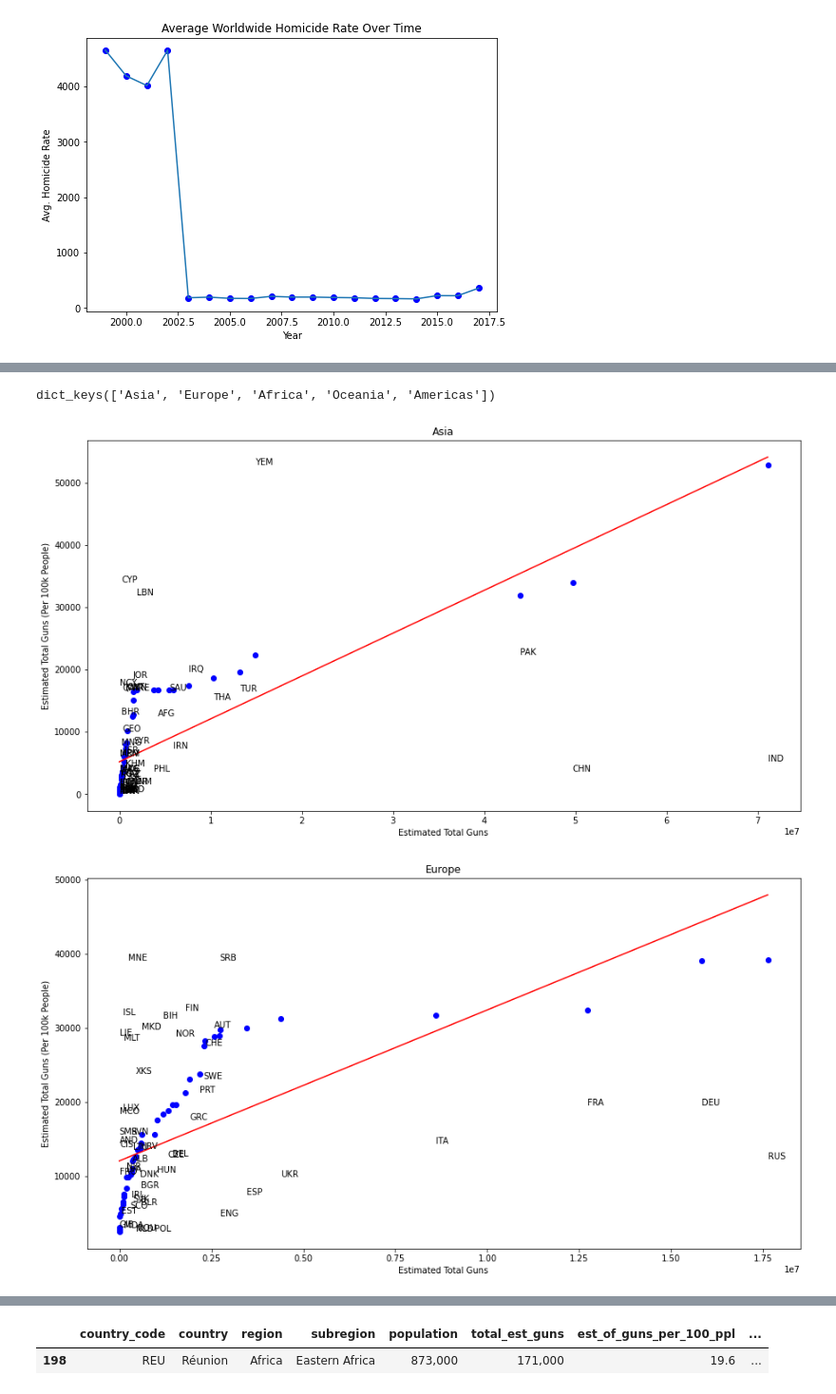
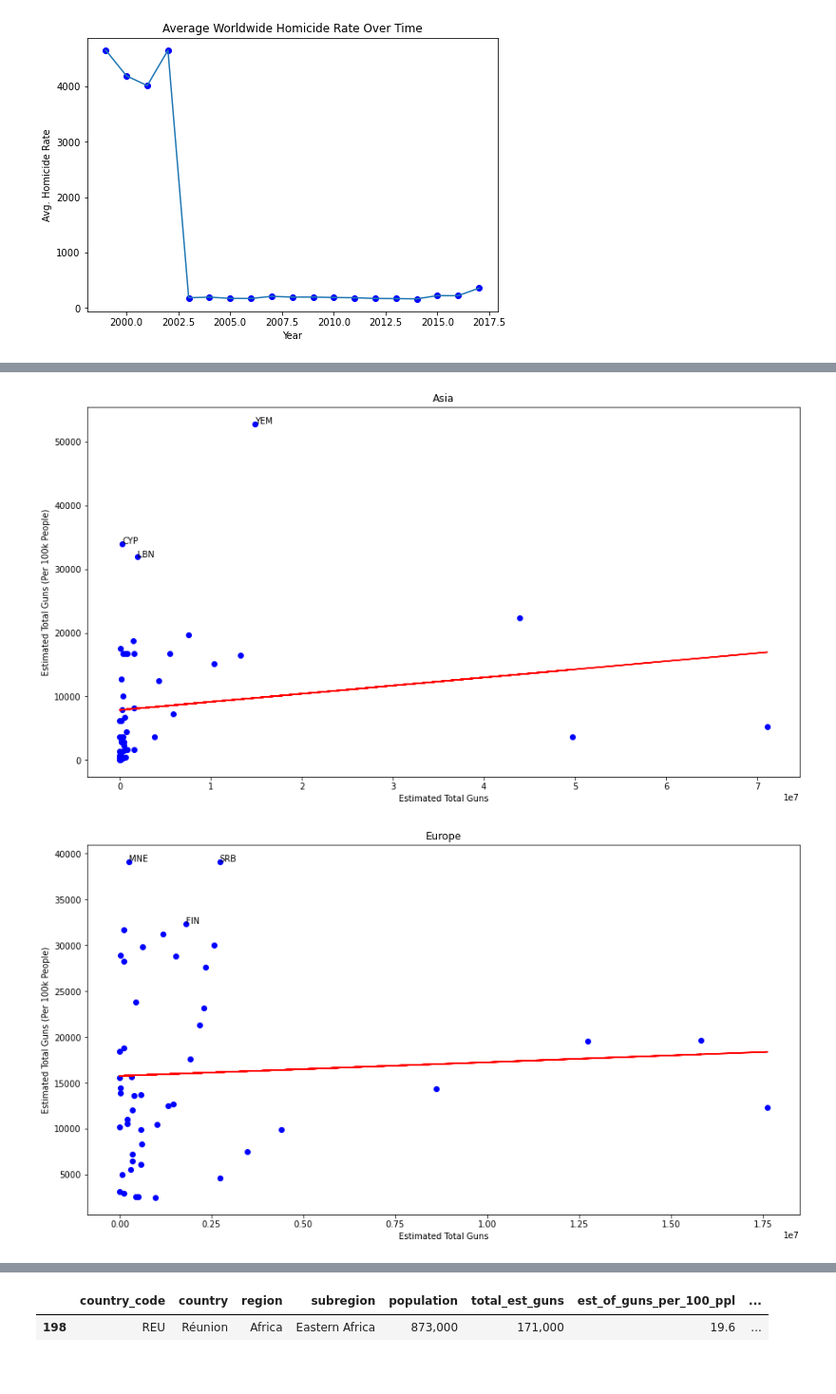
Before and after one commit to the-amazing-works-of-stephanie/gun-violence-analysis, a Jupyter notebook: fp.ipynb, the cells around one changed output, grey strips where cells are left out. Shown at 95% size. Drawn from its saved outputs; the diff is of its cells as text; code cells hidden in the pictures.

Commit message:
Fixed tables, I think. Or I maybe just broke the whole thing. Who knows

```diff
--- a/fp.ipynb
+++ b/fp.ipynb
@@ -137,31 +137,44 @@ for key in guns_per_region.keys():
     guns[key] = total_gun
 # %%
 titles = list(guns_per_region.keys())
+thresholds = {'Asia': 40000000, 'Europe': 10000000, 'Africa': 3000000, 'Oceania': 1000000, 'Americas': 4500000}
+check_guns = {}
 for i in titles:
-    x = np.sort(np.array(list(pop[i].values())))
-    y = np.sort(np.array(list(guns[i].values())))
+    x = (np.array(list(pop[i].values())))
+    y = (np.array(list(guns[i].values())))
     #m, b = np.polyfit(x,y,1)
 
     plt.figure(figsize=(15, 8))
     plt.scatter(x, y, color="Blue")
     #plt.plot(x, (m*x) + b, color="Red")
 
+    # I moved this up here
+    regr = LinearRegression()
+
+    regr.fit(x.reshape(-1, 1), y.reshape(-1, 1))
+    plt.plot(x.reshape(-1, 1), regr.predict(x.reshape(-1, 1)), color="Red")
+
     plt.xlabel("Population")
     plt.ylabel("Estimated Total Guns")
     plt.title(i)
 
-#highlight the top few countries of interest
+    #highlight the top few countries of interest
     #NOTE: is not working yet
-    if i == 'Asia':
+    """if i == 'Asia':
         print(guns[i])
         print(pop[i])
         #if guns > 200000 && population > 200000 b/c that's 1 gun to every person???
         #if guns[i] > pop[i]:
         plt.scatter(x,y, color = 'Purple')
         #print("country:", i, "population:", pop[i], "guns:", guns[i])
-        # maybe stick those top few countries into a dataframe for later use??
+        # maybe stick those top few countries into a dataframe for later use??"""
 
-    # for j in pop[i].keys():
-    #     plt.text(x=pop[i][j], y=guns[i][j], s=j)
-    # plt.show()
+    # NOTE: This puts the text only in certain ones -- the thresholds are defined above. Not sure if it's a problem that they're hardcoded but ¯\_(ツ)_/¯
+    for j in pop[i].keys():
+        if guns[i][j] >= thresholds[i]:
+            if not check_guns.get(i, False):
+                check_guns[i] = []
+            check_guns[i].append(j)
+            plt.text(x=pop[i][j], y=guns[i][j], s=j)
+    plt.show()
 # %% [output]
@@ -185,31 +195,33 @@ for key in guns_per_region.keys():
         total_gun[row[1]['country_code']] = row[1]['guns_per_100k']
     guns[key] = total_pop
     guns_per[key] = total_gun
-# %%
-guns_per.keys()
-# %% [output]
-dict_keys(['Asia', 'Europe', 'Africa', 'Oceania', 'Americas'])
 # %%
 titles = list(guns_per_region.keys())
+thresholds = {'Asia': 30000, 'Europe': 32000, 'Africa': 13000, 'Oceania': 14000, 'Americas': 10000}
+check_guns_per = {}
 for i in titles:
-    x = np.sort(np.array(list(guns[i].values())))
-    y = np.sort(np.array(list(guns_per[i].values())))
+    x = (np.array(list(guns[i].values())))
+    y = (np.array(list(guns_per[i].values())))
 
     plt.figure(figsize=(15, 8))
     plt.scatter(x, y, color="Blue")
 
     regr = LinearRegression()
 
     regr.fit(x.reshape(-1, 1), y.reshape(-1, 1))
     plt.plot(x.reshape(-1, 1), regr.predict(x.reshape(-1, 1)), color="Red")
 
     plt.xlabel("Estimated Total Guns")
     plt.ylabel("Estimated Total Guns (Per 100k People)")
     plt.title(i)
 
     for j in guns[i].keys():
-        plt.text(x=guns[i][j], y=guns_per[i][j], s=j)
+        if guns_per[i][j] >= thresholds[i]:
+            if not check_guns_per.get(i, False):
+                check_guns_per[i] = []
+            check_guns_per[i].append(j)
+            plt.text(x=guns[i][j], y=guns_per[i][j], s=j)
     plt.show()
 # %% [output]
-[figure, old version]
+[figure, new version]
-[figure, old version]
+[figure, new version]
```
Also changed, not shown: parts of 5 cells of this notebook.
